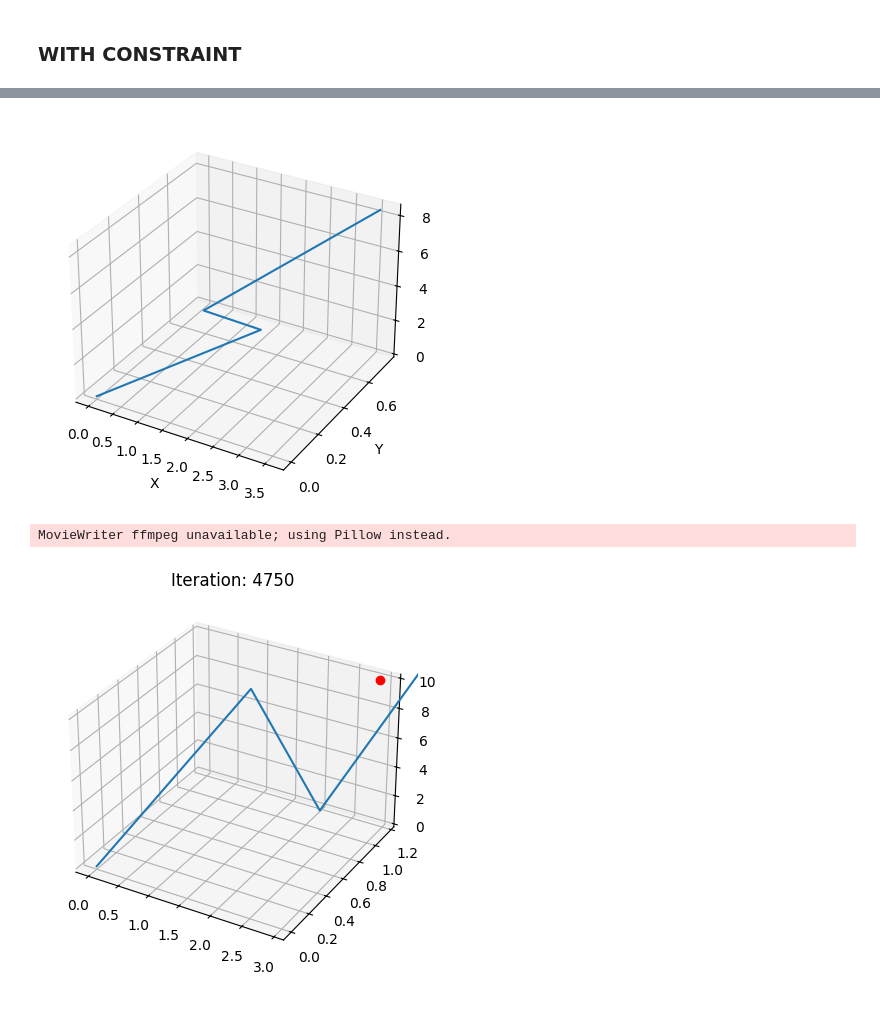
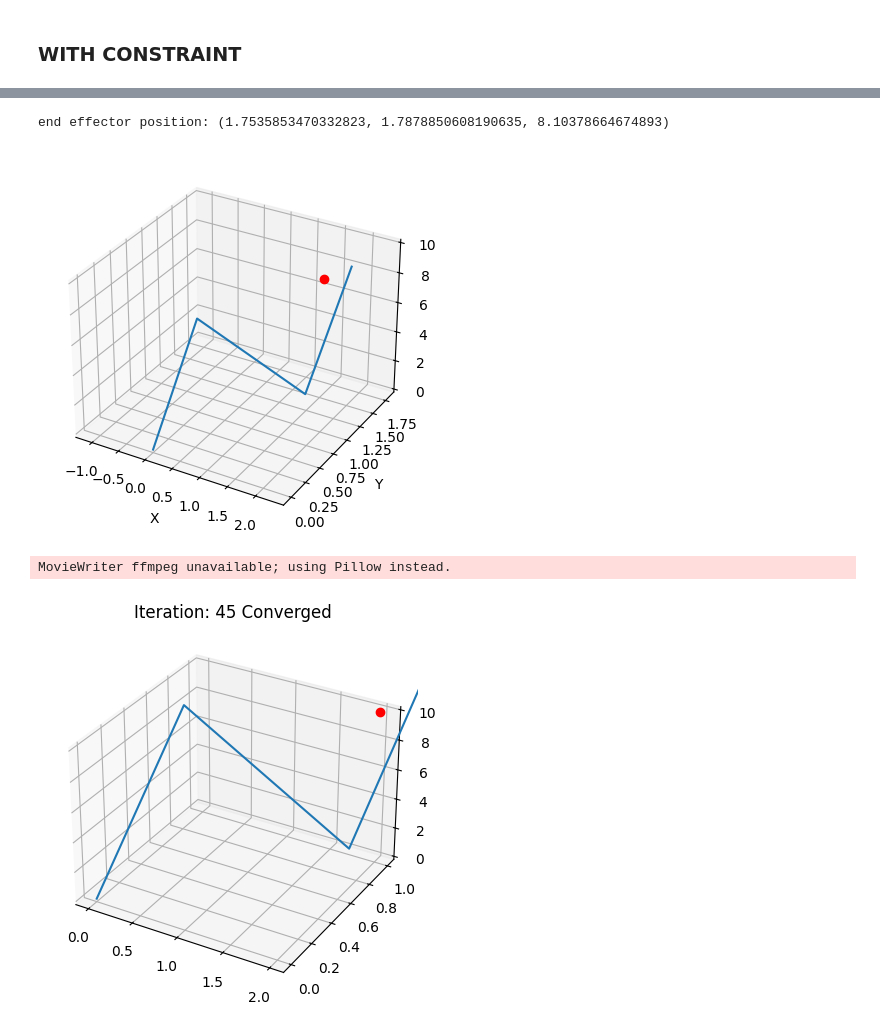
Before and after one commit to 3sara/Optimization_exam, a Jupyter notebook: PSO_constraint.ipynb, the cells around one changed output, grey strips where cells are left out. Saved outputs shown, nothing was run; the diff lists cells and outputs as text; code cells hidden in the pictures.

```diff
--- a/PSO_constraint.ipynb
+++ b/PSO_constraint.ipynb
@@ -97,8 +97,6 @@ def PSO(links, target, pop_size, max_iter, w, c_soc, c_cog, alpha_values=None, c
             elem=[random.uniform(constrain[0],constrain[1]) for constrain in constraints_theta]
             pop[i,:]=elem
 
-
-    print(pop.shape)
     vel=np.zeros((pop_size,dim))
     pbest=pop.copy()
     pbest_fit=np.zeros(pop_size)
@@ -119,6 +117,7 @@ def PSO(links, target, pop_size, max_iter, w, c_soc, c_cog, alpha_values=None, c
 
     #main loop
     it=0
+    stat_it=0
     theta_best_hist.append(gbest[0:len(links)].copy())
     alpha_best_hist.append(update_best_alpha())
     while it<max_iter:
@@ -147,11 +146,22 @@ def PSO(links, target, pop_size, max_iter, w, c_soc, c_cog, alpha_values=None, c
 
             vel[i]=w*vel[i]+c_soc*np.random.rand()*(gbest-pop[i])+c_cog*np.random.rand()*(pbest[i]-pop[i])
             pop[i]+=vel[i]
-            pop[i]=check_constraints(pop[i], vel[i], constraints_theta, type)
-
+            pop[i], vel[i] = check_constraints(pop[i], vel[i], constraints_theta, type)
 
         theta_best_hist.append(gbest[0:len(links)].copy())
         alpha_best_hist.append(update_best_alpha())
+
+        #check for stationary
+        if it>1 and np.linalg.norm(vel)<1e-3:
+            stat_it+=1
+            if stat_it>5:
+                print(f"stationary point reached in {it} iteration")
+                end_pos=compute_end_pos(links, gbest[0:len(links)], update_best_alpha())
+                print(f"position: {end_pos}")
+                print(f"fit: {np.linalg.norm(end_pos-target)}")
+                print(f"gbest: {gbest}")
+                return theta_best_hist, alpha_best_hist, gbest
+
 
     print(f"maximum iterations reached")
     end_pos=compute_end_pos(links, gbest[0:len(links)], update_best_alpha())
@@ -162,7 +172,7 @@ def PSO(links, target, pop_size, max_iter, w, c_soc, c_cog, alpha_values=None, c
 # %% [markdown]
  ### Display
 # %%
-def DisplayNlinkarm(links, theta, alpha):
+def DisplayNlinkarm(links, theta, alpha, target):
     #plot arm
     trasf=np.eye(4)
     x=[0]
@@ -182,10 +192,12 @@ def DisplayNlinkarm(links, theta, alpha):
         y.append(np.dot(trasf,[0,0,0,1])[1])
         z.append(np.dot(trasf,[0,0,0,1])[2])
 
+    print(f"end effector position: {x[-1],y[-1],z[-1]}")
     #plot in 3D space
     fig = plt.figure()
     ax = fig.add_subplot(111, projection='3d')
     ax.plot(x, y, z)
+    plt.plot(target[0],target[1],target [2], 'ro')
     ax.set_xlabel('X')
     ax.set_ylabel('Y')
     ax.set_zlabel('Z')
@@ -257,7 +270,7 @@ MovieWriter ffmpeg unavailable; using Pillow instead.
 ### WITH CONSTRAINT
 # %%
 links=[2,3,4]
-target=[ 2.9330127 ,  1.15192379, 10.06217783]
+target=[ 2 ,  1, 10]
 pop_size=100
 max_iter=5000
 w=0.5
@@ -275,12 +287,13 @@ gbest: [1.74160769 2.08738353 6.33561472]
 # %%
-DisplayNlinkarm(links, gbest[:3], alpha_values)
+DisplayNlinkarm(links, gbest[:3], alpha_values, target)
 # %% [output]
+end effector position: (1.7535853470332823, 1.7878850608190635, 8.10378664674893)
-[figure, old version]
+[figure, new version]
 # %%
-Display_animated(links, theta, alpha, target, 'constraint_test',jump=250)
+Display_animated(links, theta, alpha, target, 'con_1_1_refl',jump=3)
 # %% [output]
 MovieWriter ffmpeg unavailable; using Pillow instead.
-[figure, old version]
+[figure, new version]
 # %%
 links=[0.5,0.2,0.25,0.3,0.2,0.2,0.1]
 alpha_values=[-np.pi/2,np.pi/2,-np.pi/2,np.pi/2,-np.pi/2,0,0]
```
Also changed, not shown: parts of 9 cells of this notebook, 18 other files.
